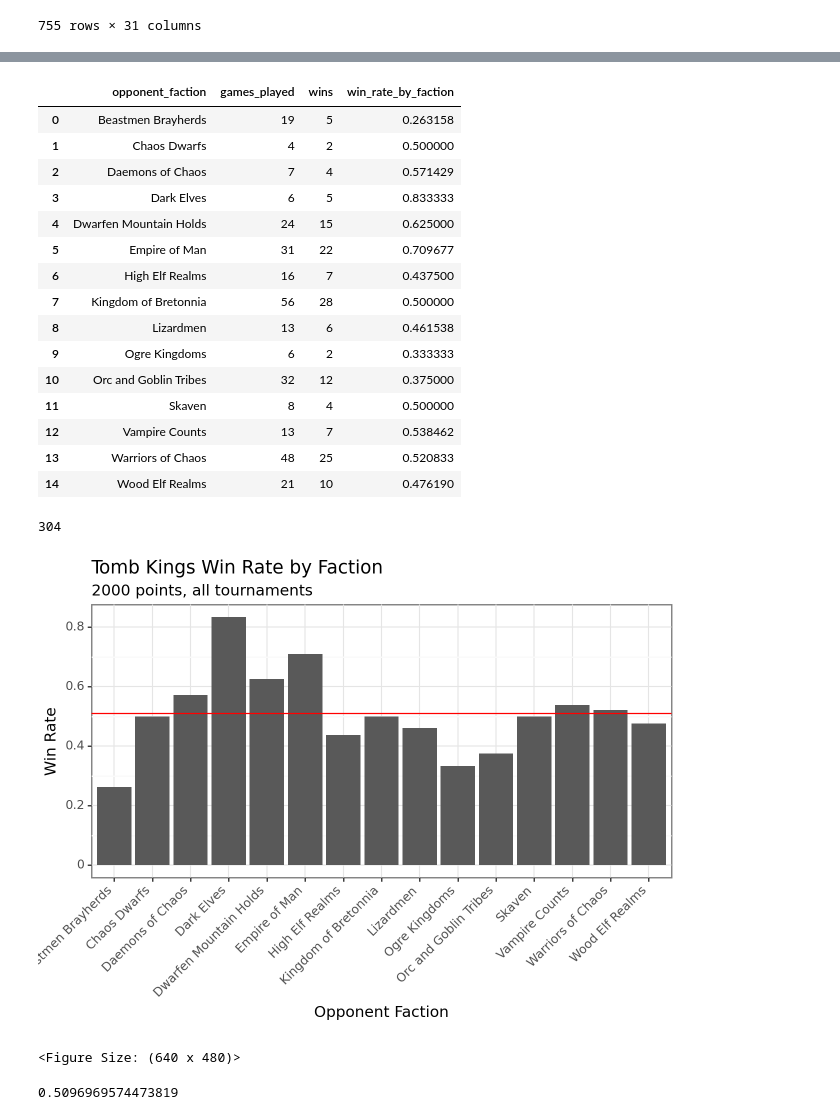
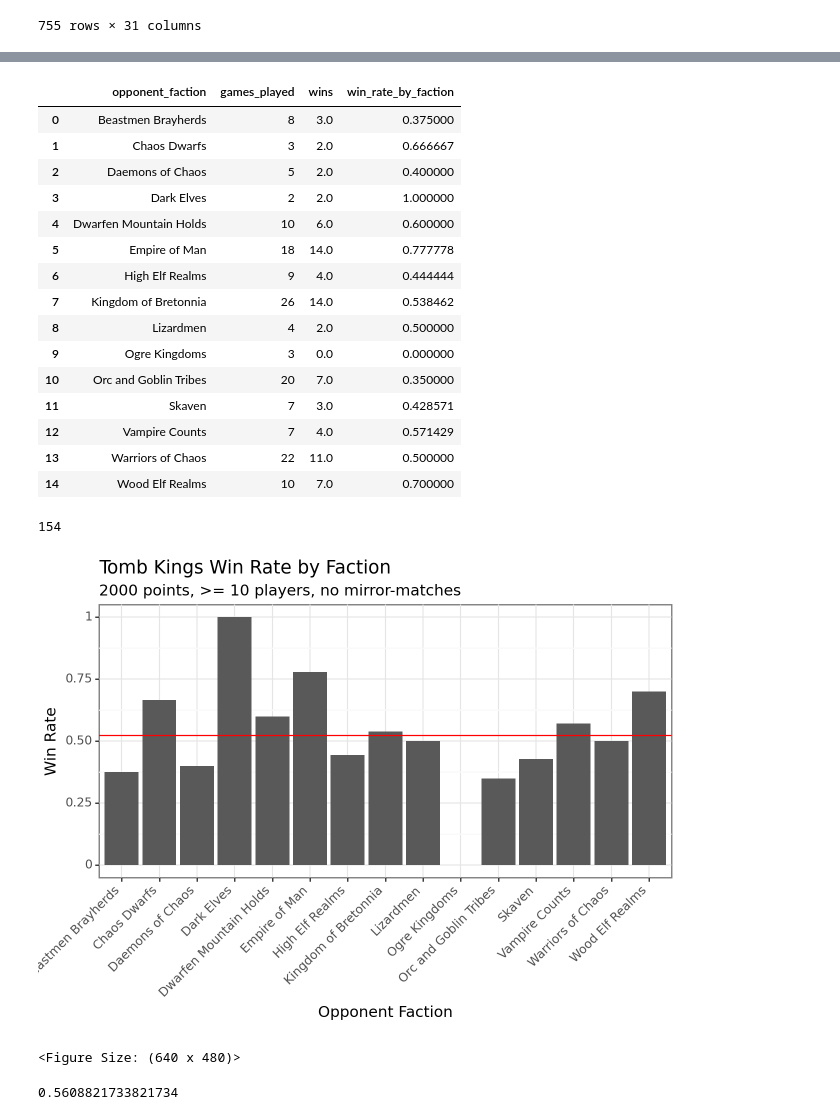
Before and after one commit to jacoblundeen/tow_analysis, a Jupyter notebook: tow_analysis.ipynb, the cells around one changed output, grey strips where cells are left out. Drawn from its saved outputs; the diff is of its cells as text; code cells hidden in the pictures.

```diff
--- a/tow_analysis.ipynb
+++ b/tow_analysis.ipynb
@@ -57,9 +65,9 @@ display(tow_2000)
 | 2014 | 431101 | 3 | Vince Ciro | Yong-Duke Kim | 0.0 | 2.0 | 6.0 | ... |
 755 rows × 31 columns
 # %%
-player1_db = tow[['player1_faction', 'player2_faction' ,'player1_result']].rename(columns={"player1_faction": "player_faction", "player2_faction" : "opponent_faction", "player1_result" : "result"})
-player2_db = tow[['player2_faction', 'player1_faction', 'player2_result']].rename(columns={"player2_faction": "player_faction", "player1_faction" : "opponent_faction", "player2_result" : "result"})
-player_db = pd.concat([player1_db, player2_db])
+player1_db = tow_2000[['player1_faction', 'player2_faction' ,'player1_result']] .rename(columns={"player1_faction": "player_faction", "player2_faction" : "opponent_faction", "player1_result" : "result"})
+player2_db = tow_2000[['player2_faction', 'player1_faction', 'player2_result']].rename(columns={"player2_faction": "player_faction", "player1_faction" : "opponent_faction", "player2_result" : "result"})
+player_db = pd.concat([player1_db, player2_db], ignore_index=True)
 display(player_db)
 # %% [output]
 |  | player_faction | opponent_faction | result |
@@ -81,34 +89,35 @@ tk_wins = player_db.query("player_faction == 'Tomb Kings of Khemri' & result ==
 tk_db = pd.concat([tk_db, tk_wins], axis=1).rename(columns={"player_faction": "games_played", "result": "wins"})
 tk_db['win_rate_by_faction'] = tk_db['wins']/tk_db['games_played']
 tk_db = tk_db.reset_index()
+tk_db = tk_db.fillna(0)
 tk_db
 # %% [output]
 |  | opponent_faction | games_played | wins | win_rate_by_faction |
-| 0 | Beastmen Brayherds | 19 | 5 | 0.263158 |
-| 1 | Chaos Dwarfs | 4 | 2 | 0.500000 |
-| 2 | Daemons of Chaos | 7 | 4 | 0.571429 |
-| 3 | Dark Elves | 6 | 5 | 0.833333 |
-| 4 | Dwarfen Mountain Holds | 24 | 15 | 0.625000 |
-| 5 | Empire of Man | 31 | 22 | 0.709677 |
-| 6 | High Elf Realms | 16 | 7 | 0.437500 |
-| 7 | Kingdom of Bretonnia | 56 | 28 | 0.500000 |
-| 8 | Lizardmen | 13 | 6 | 0.461538 |
-| 9 | Ogre Kingdoms | 6 | 2 | 0.333333 |
-| 10 | Orc and Goblin Tribes | 32 | 12 | 0.375000 |
-| 11 | Skaven | 8 | 4 | 0.500000 |
-| 12 | Vampire Counts | 13 | 7 | 0.538462 |
-| 13 | Warriors of Chaos | 48 | 25 | 0.520833 |
-| 14 | Wood Elf Realms | 21 | 10 | 0.476190 |
+| 0 | Beastmen Brayherds | 8 | 3.0 | 0.375000 |
+| 1 | Chaos Dwarfs | 3 | 2.0 | 0.666667 |
+| 2 | Daemons of Chaos | 5 | 2.0 | 0.400000 |
+| 3 | Dark Elves | 2 | 2.0 | 1.000000 |
+| 4 | Dwarfen Mountain Holds | 10 | 6.0 | 0.600000 |
+| 5 | Empire of Man | 18 | 14.0 | 0.777778 |
+| 6 | High Elf Realms | 9 | 4.0 | 0.444444 |
+| 7 | Kingdom of Bretonnia | 26 | 14.0 | 0.538462 |
+| 8 | Lizardmen | 4 | 2.0 | 0.500000 |
+| 9 | Ogre Kingdoms | 3 | 0.0 | 0.000000 |
+| 10 | Orc and Goblin Tribes | 20 | 7.0 | 0.350000 |
+| 11 | Skaven | 7 | 3.0 | 0.428571 |
+| 12 | Vampire Counts | 7 | 4.0 | 0.571429 |
+| 13 | Warriors of Chaos | 22 | 11.0 | 0.500000 |
+| 14 | Wood Elf Realms | 10 | 7.0 | 0.700000 |
 # %%
 tk_db['games_played'].sum()
 # %% [output]
-304
+154
 # %%
-pn.ggplot(tk_db) + pn.aes(x='opponent_faction', y='win_rate_by_faction') + pn.geom_bar(stat = 'identity') + pn.geom_abline(intercept=tk_db['win_rate_by_faction'].mean(), slope=0, color="red") + pn.theme_bw() + pn.theme(axis_text_x = pn.element_text(angle=45, hjust=1)) + pn.labs(title="Tomb Kings Win Rate by Faction", subtitle='2000 points, all tournaments', x="Opponent Faction", y='Win Rate')
+pn.ggplot(tk_db) + pn.aes(x='opponent_faction', y='win_rate_by_faction') + pn.geom_bar(stat = 'identity') + pn.geom_abline(intercept=tk_db['win_rate_by_faction'].mean(), slope=0, color="red") + pn.theme_bw() + pn.theme(axis_text_x = pn.element_text(angle=45, hjust=1)) + pn.labs(title="Tomb Kings Win Rate by Faction", subtitle='2000 points, >= 10 players, no mirror-matches', x="Opponent Faction", y='Win Rate')
 # %% [output]
-[figure, old version]
+[figure, new version]
 <Figure Size: (640 x 480)>
 # %%
 tk_db['win_rate_by_faction'].mean()
 # %% [output]
-0.5096969574473819
+0.5608821733821734
```
Also changed, not shown: parts of 4 cells of this notebook.
